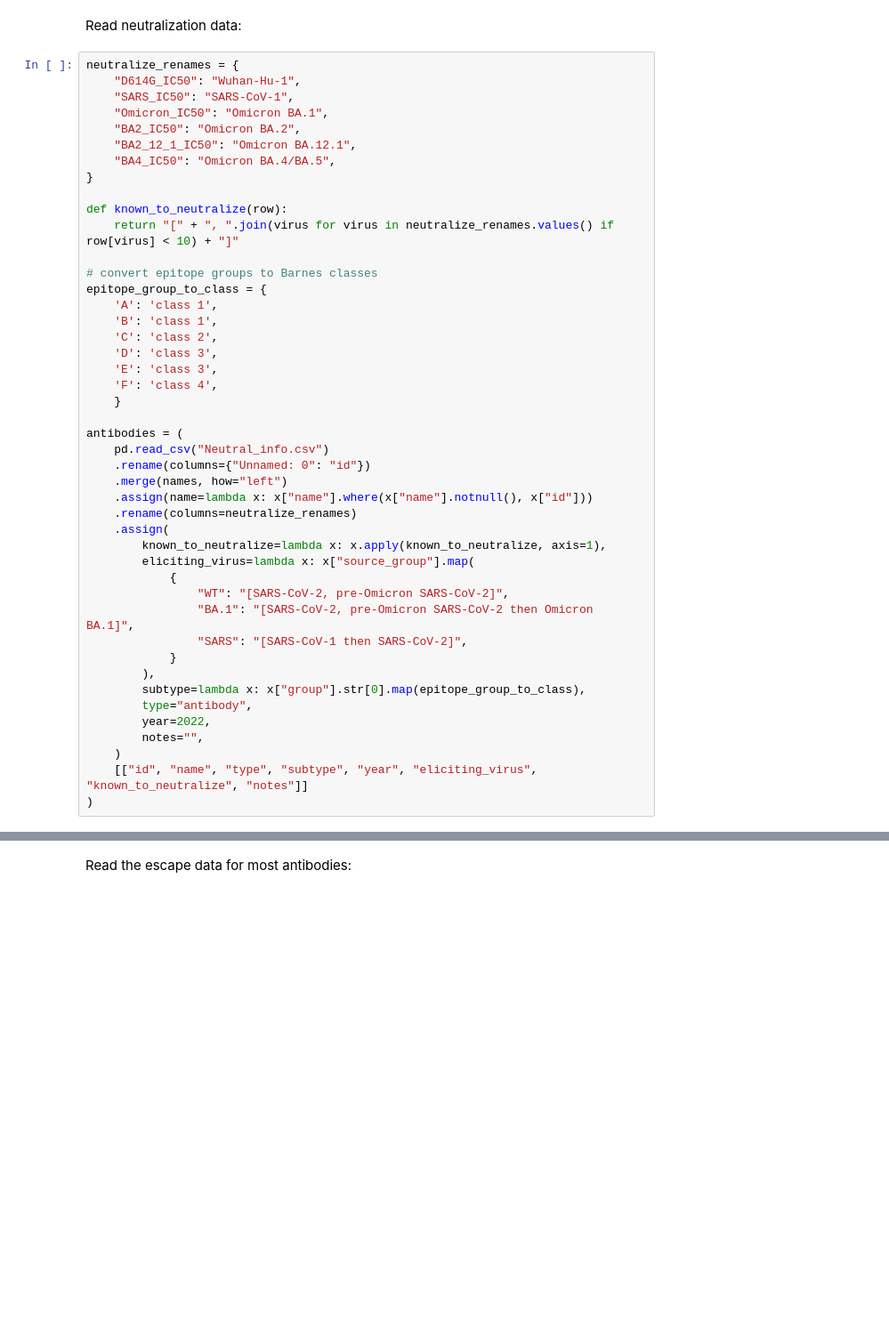
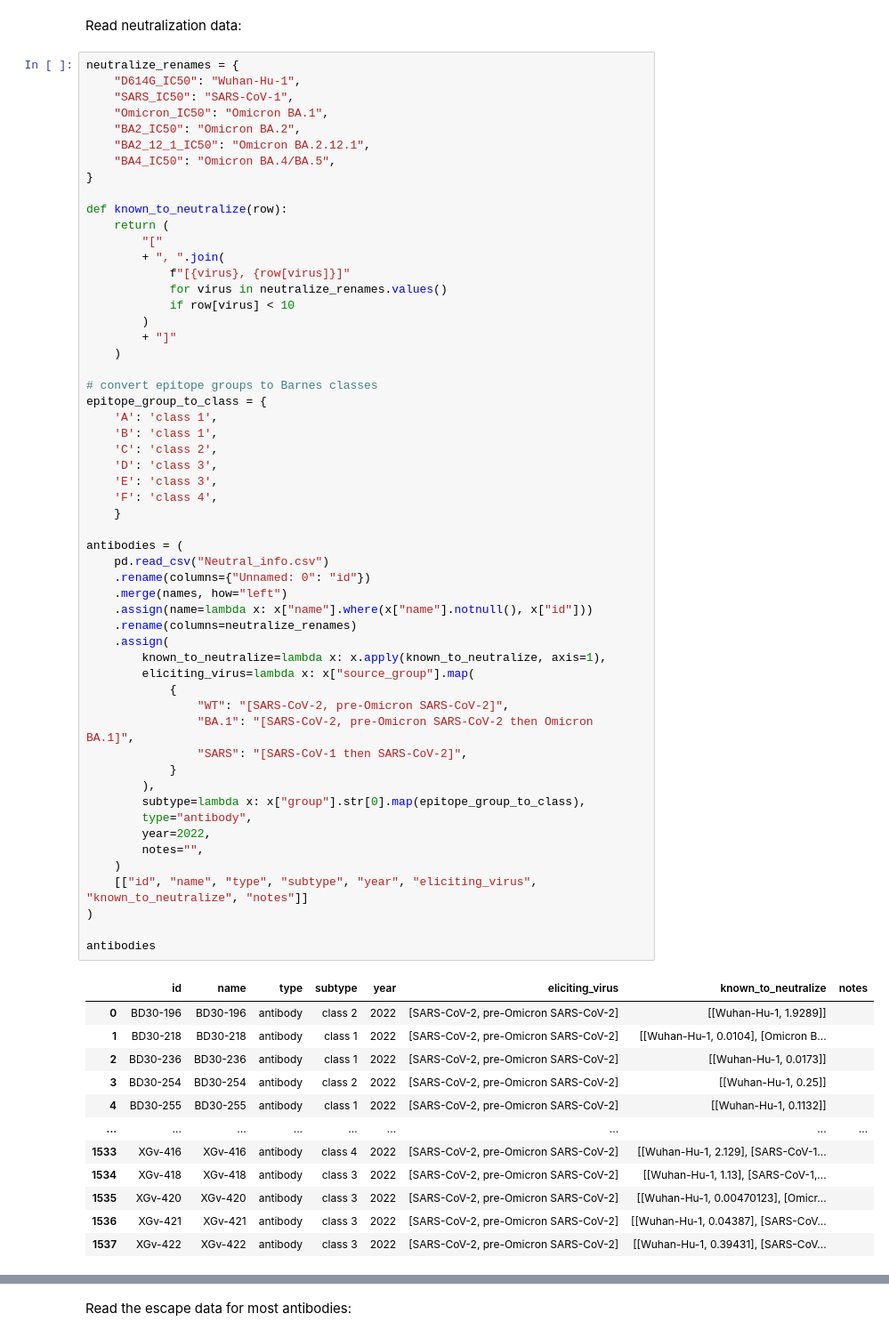
Before and after one commit to jbloomlab/SARS2_RBD_Ab_escape_maps, a Jupyter notebook: data/2022_Cao_BA2-4-5/get_data.ipynb, the cells around one changed output, grey strips where cells are left out. Shown at 89% size. Saved outputs shown, nothing was run; the diff lists cells and outputs as text; blank space fills up the shorter version.

```diff
--- a/data/2022_Cao_BA2-4-5/get_data.ipynb
+++ b/data/2022_Cao_BA2-4-5/get_data.ipynb
@@ -56,42 +56,65 @@ neutralize_renames = {
     "SARS_IC50": "SARS-CoV-1",
     "Omicron_IC50": "Omicron BA.1",
     "BA2_IC50": "Omicron BA.2",
-    "BA2_12_1_IC50": "Omicron BA.12.1",
+    "BA2_12_1_IC50": "Omicron BA.2.12.1",
     "BA4_IC50": "Omicron BA.4/BA.5",
 }
 
 def known_to_neutralize(row):
-    return "[" + ", ".join(virus for virus in neutralize_renames.values() if row[virus] < 10) + "]"
+    return (
+        "["
+        + ", ".join(
+            f"[{virus}, {row[virus]}]"
+            for virus in neutralize_renames.values()
+            if row[virus] < 10
+        )
+        + "]"
+    )
 
 # convert epitope groups to Barnes classes
 epitope_group_to_class = {
     'A': 'class 1',
     'B': 'class 1',
     'C': 'class 2',
     'D': 'class 3',
     'E': 'class 3',
     'F': 'class 4',
     }
 
 antibodies = (
     pd.read_csv("Neutral_info.csv")
     .rename(columns={"Unnamed: 0": "id"})
     .merge(names, how="left")
     .assign(name=lambda x: x["name"].where(x["name"].notnull(), x["id"]))
     .rename(columns=neutralize_renames)
     .assign(
         known_to_neutralize=lambda x: x.apply(known_to_neutralize, axis=1),
         eliciting_virus=lambda x: x["source_group"].map(
             {
                 "WT": "[SARS-CoV-2, pre-Omicron SARS-CoV-2]",
                 "BA.1": "[SARS-CoV-2, pre-Omicron SARS-CoV-2 then Omicron BA.1]",
                 "SARS": "[SARS-CoV-1 then SARS-CoV-2]",
             }
         ),
         subtype=lambda x: x["group"].str[0].map(epitope_group_to_class),
         type="antibody",
         year=2022,
         notes="",
     )
     [["id", "name", "type", "subtype", "year", "eliciting_virus", "known_to_neutralize", "notes"]]
 )
+
+antibodies
+# %% [output]
+|  | id | name | type | subtype | year | eliciting_virus | known_to_neutralize | notes |
+| 0 | BD30-196 | BD30-196 | antibody | class 2 | 2022 | [SARS-CoV-2, pre-Omicron SARS-CoV-2] | [[Wuhan-Hu-1, 1.9289]] |  |
+| 1 | BD30-218 | BD30-218 | antibody | class 1 | 2022 | [SARS-CoV-2, pre-Omicron SARS-CoV-2] | [[Wuhan-Hu-1, 0.0104], [Omicron B... |  |
+| 2 | BD30-236 | BD30-236 | antibody | class 1 | 2022 | [SARS-CoV-2, pre-Omicron SARS-CoV-2] | [[Wuhan-Hu-1, 0.0173]] |  |
+| 3 | BD30-254 | BD30-254 | antibody | class 2 | 2022 | [SARS-CoV-2, pre-Omicron SARS-CoV-2] | [[Wuhan-Hu-1, 0.25]] |  |
+| 4 | BD30-255 | BD30-255 | antibody | class 1 | 2022 | [SARS-CoV-2, pre-Omicron SARS-CoV-2] | [[Wuhan-Hu-1, 0.1132]] |  |
+| ... | ... | ... | ... | ... | ... | ... | ... | ... |
+| 1533 | XGv-416 | XGv-416 | antibody | class 4 | 2022 | [SARS-CoV-2, pre-Omicron SARS-CoV-2] | [[Wuhan-Hu-1, 2.129], [SARS-CoV-1... |  |
+| 1534 | XGv-418 | XGv-418 | antibody | class 3 | 2022 | [SARS-CoV-2, pre-Omicron SARS-CoV-2] | [[Wuhan-Hu-1, 1.13], [SARS-CoV-1,... |  |
+| 1535 | XGv-420 | XGv-420 | antibody | class 3 | 2022 | [SARS-CoV-2, pre-Omicron SARS-CoV-2] | [[Wuhan-Hu-1, 0.00470123], [Omicr... |  |
+| 1536 | XGv-421 | XGv-421 | antibody | class 3 | 2022 | [SARS-CoV-2, pre-Omicron SARS-CoV-2] | [[Wuhan-Hu-1, 0.04387], [SARS-CoV... |  |
+| 1537 | XGv-422 | XGv-422 | antibody | class 3 | 2022 | [SARS-CoV-2, pre-Omicron SARS-CoV-2] | [[Wuhan-Hu-1, 0.39431], [SARS-CoV... |  |
```
Also changed, not shown: parts of 4 cells of this notebook, 14 other files.
